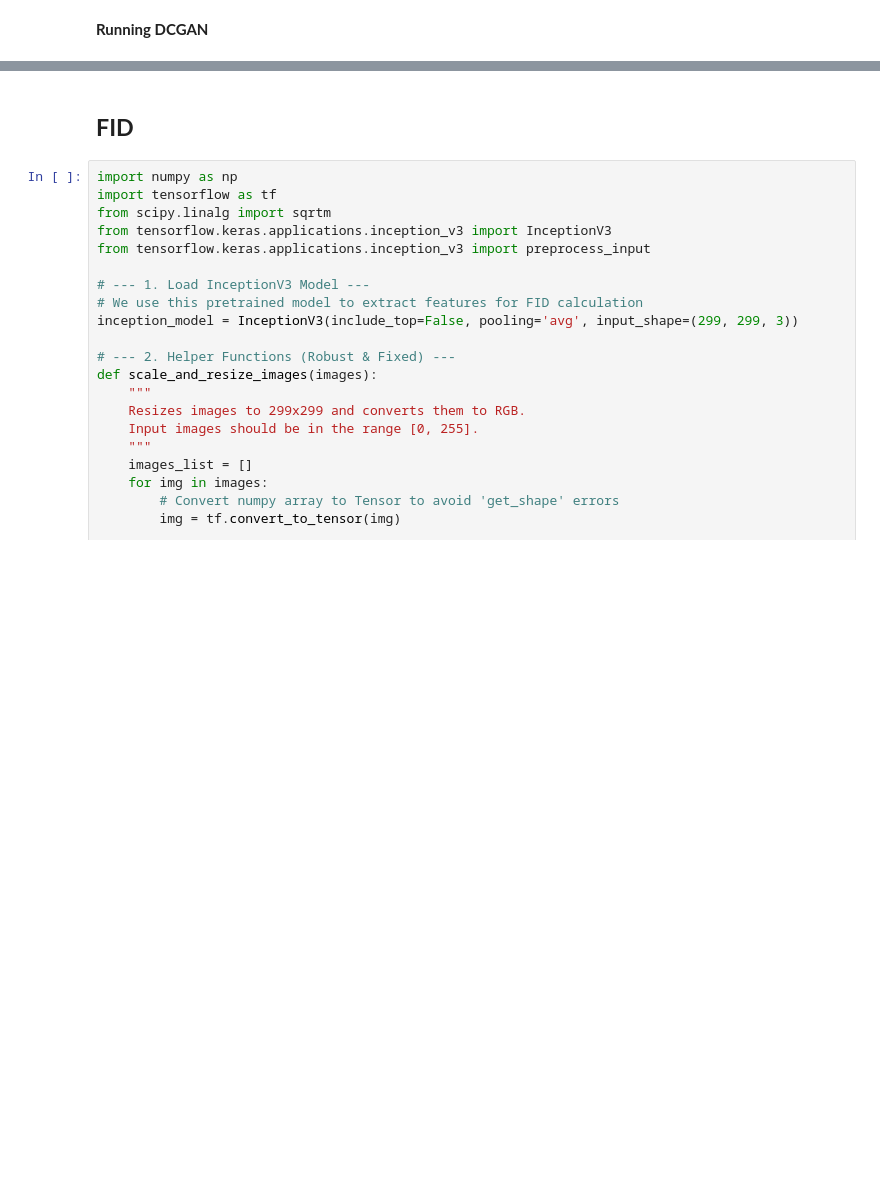
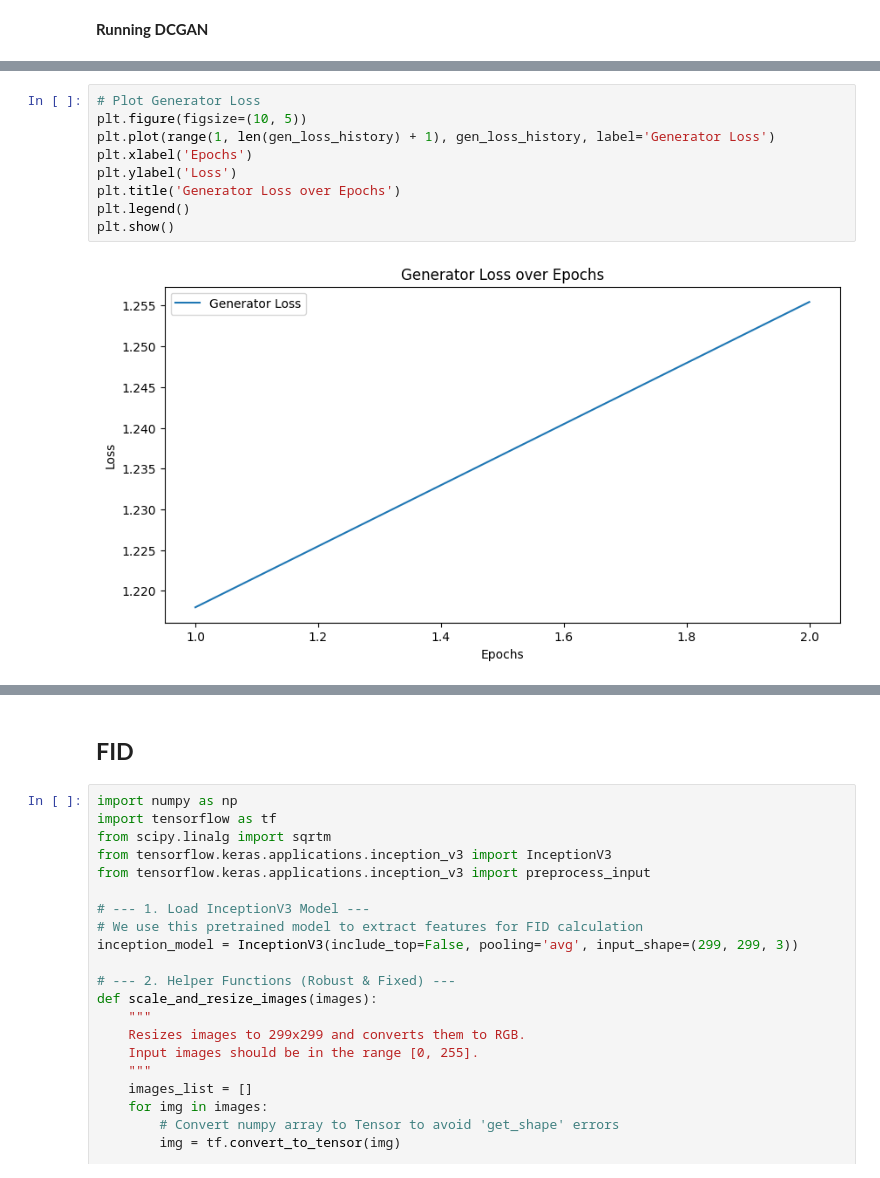
Before and after one commit to MohammadAghaei1/Generative-AI, a Jupyter notebook: GANs_&_VAEs.ipynb, the cells around one changed output, grey strips where cells are left out. Drawn from its saved outputs; the diff is of its cells as text; blank space fills up the shorter version.

```diff
--- a/GANs_&_VAEs.ipynb
+++ b/GANs_&_VAEs.ipynb
@@ -338,0 +348,11 @@ Epoch 5, Gen Loss: 1.2220, Disc Loss: 1.0284, D(real)%: 74.7, D(fake)%: 75.3
+# %%
+# Plot Generator Loss
+plt.figure(figsize=(10, 5))
+plt.plot(range(1, len(gen_loss_history) + 1), gen_loss_history, label='Generator Loss')
+plt.xlabel('Epochs')
+plt.ylabel('Loss')
+plt.title('Generator Loss over Epochs')
+plt.legend()
+plt.show()
+# %% [output]
+[figure, added]
```
Also changed, not shown: parts of 14 cells of this notebook.
